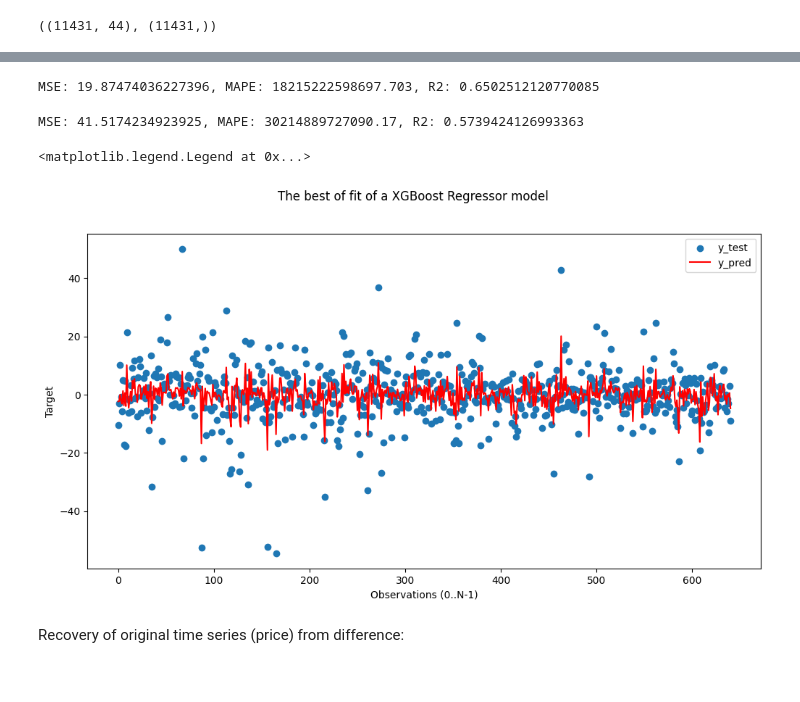
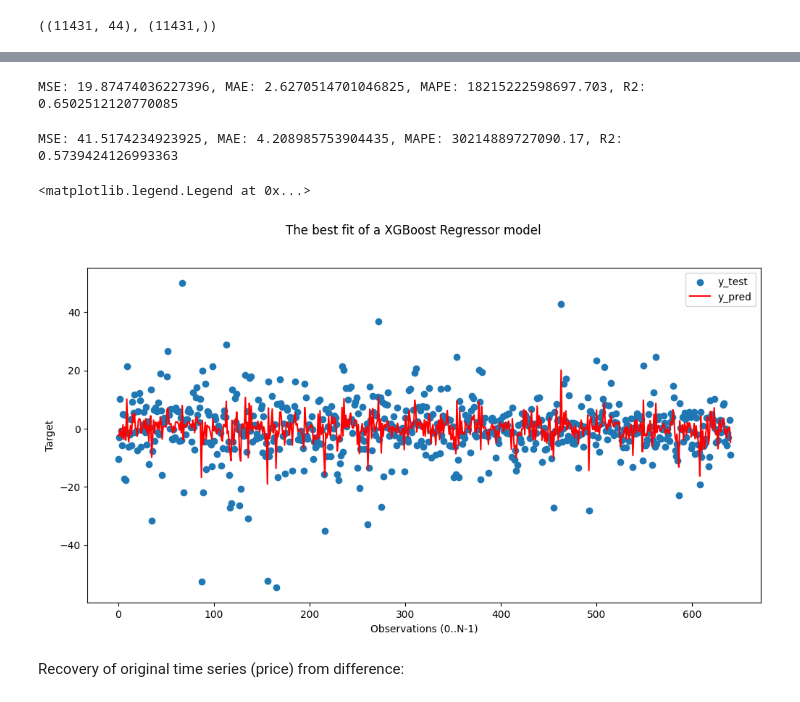
Before and after one commit to IU-Capstone-Project-2025/Metalytics, a Jupyter notebook: ml/notebooks/01_filter_design.ipynb, the cells around one changed output, grey strips where cells are left out. Drawn from its saved outputs; the diff is of its cells as text; code cells hidden in the pictures.

```diff
--- a/ml/notebooks/01_filter_design.ipynb
+++ b/ml/notebooks/01_filter_design.ipynb
@@ -1049,9 +1441,9 @@ Q_R2 /= K
 [0]     validation_0-rmse:5.24895       validation_1-rmse:7.58286
 [99]    validation_0-rmse:2.84032       validation_1-rmse:3.86830
 # %%
-print(f"MSE: {Q_mse}, MAPE: {Q_mape}, R2: {Q_R2}")
+print(f"MSE: {Q_mse}, MAE: {Q_mae}, MAPE: {Q_mape}, R2: {Q_R2}")
 # %% [output]
-MSE: 19.87474036227396, MAPE: 18215222598697.703, R2: 0.6502512120770085
+MSE: 19.87474036227396, MAE: 2.6270514701046825, MAPE: 18215222598697.703, R2: 0.6502512120770085
 # %%
 dataset_train, dataset_test = dataset[dataset.index < '2025-05-01'], dataset[dataset.index >= '2025-05-01']
 
@@ -1071,21 +1463,21 @@ regressor.fit(X_train, y_train, eval_set=[(X_train, y_train), (X_test, y_test)],
 
 y_pred = regressor.predict(X_test)
 
-print(f"MSE: {mean_squared_error(y_test, y_pred)}, MAPE: {mean_absolute_percentage_error(y_test, y_pred)}, R2: {r2_score(y_test, y_pred)}")
+print(f"MSE: {mean_squared_error(y_test, y_pred)}, MAE: {mean_absolute_error(y_test, y_pred)}, MAPE: {mean_absolute_percentage_error(y_test, y_pred)}, R2: {r2_score(y_test, y_pred)}")
 # %% [output]
-MSE: 41.5174234923925, MAPE: 30214889727090.17, R2: 0.5739424126993363
+MSE: 41.5174234923925, MAE: 4.208985753904435, MAPE: 30214889727090.17, R2: 0.5739424126993363
 # %%
 fig, ax = plt.subplots(nrows=1, figsize=(12, 6))
-fig.suptitle("The best of fit of a XGBoost Regressor model")
+fig.suptitle("The best fit of a XGBoost Regressor model")
 
 ax.scatter(np.arange(0, len(y_test)), y_test, label='y_test')
 ax.plot(np.arange(0, len(y_test)), y_pred, color='red', label='y_pred')
 ax.set_xlabel("Observations (0..N-1)")
 ax.set_ylabel('Target')
 ax.legend()
 # %% [output]
 <matplotlib.legend.Legend at 0x...>
-[figure, old version]
+[figure, new version]
 # %% [markdown]
 Recovery of original time series (price) from difference:
 # %%
```
Also changed, not shown: parts of 161 cells of this notebook, 4 other files.
